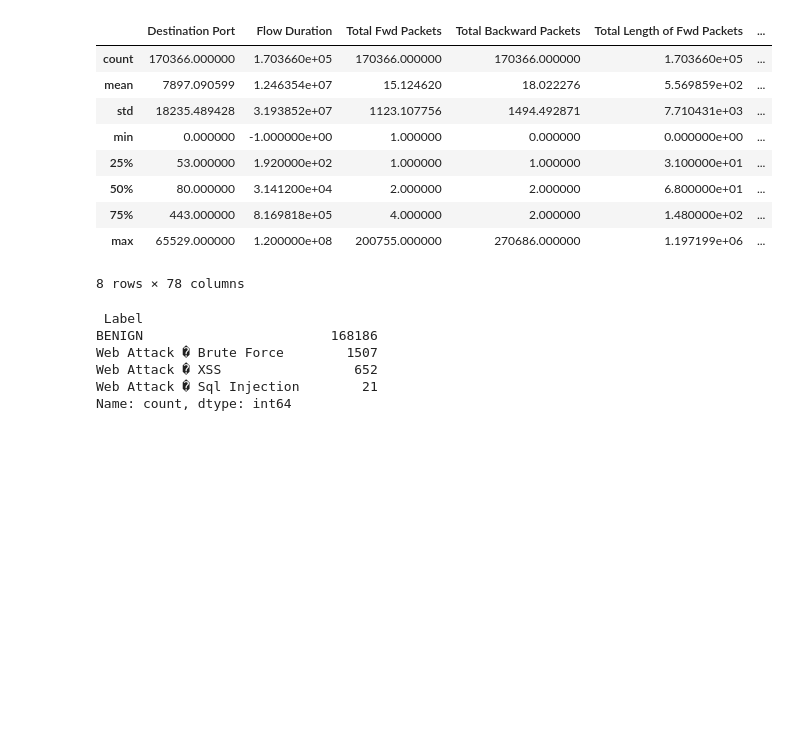
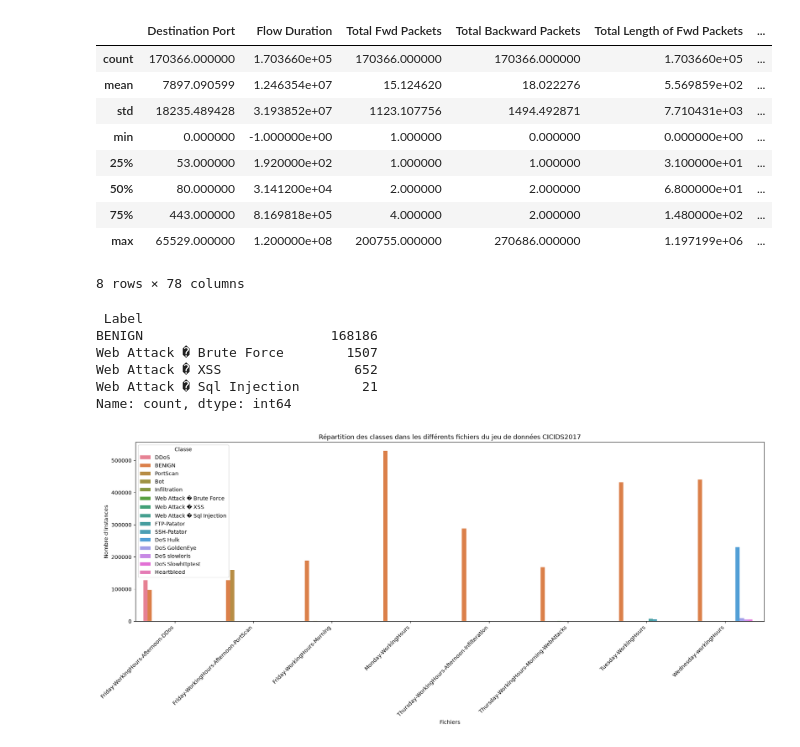
Before and after one commit to medo495/Intrusion-Detection-ML, a Jupyter notebook: notebooks/01_EDA.ipynb, the cells around one changed output. Saved outputs shown, nothing was run; the diff lists cells and outputs as text; code cells hidden in the pictures; blank space fills up the shorter version.

```diff
--- a/notebooks/01_EDA.ipynb
+++ b/notebooks/01_EDA.ipynb
@@ -235,3 +235,49 @@ Web Attack � Brute Force        1507
 Web Attack � XSS                 652
 Web Attack � Sql Injection        21
 Name: count, dtype: int64
+# %%
+import os
+import pandas as pd
+import seaborn as sns
+import matplotlib.pyplot as plt
+
+data_folder = "../data/raw/MachineLearningCVE/"
+
+rows = []
+
+for file in sorted(os.listdir(data_folder)):
+    if file.endswith(".csv"):
+
+        df = pd.read_csv(os.path.join(data_folder, file))
+
+        label_col = " Label" if " Label" in df.columns else "Label"
+
+        counts = df[label_col].value_counts()
+
+        for label, count in counts.items():
+            rows.append([
+                file.replace(".pcap_ISCX.csv",""),
+                label,
+                count
+            ])
+
+plot_df = pd.DataFrame(rows, columns=["Dataset","Classe","Nombre"])
+
+plt.figure(figsize=(18,8))
+
+sns.barplot(
+    data=plot_df,
+    x="Dataset",
+    y="Nombre",
+    hue="Classe"
+)
+
+plt.xticks(rotation=45, ha="right")
+plt.xlabel("Fichiers")
+plt.ylabel("Nombre d'instances")
+plt.title("Répartition des classes dans les différents fichiers du jeu de données CICIDS2017")
+
+plt.tight_layout()
+plt.show()
+# %% [output]
+[figure, added]
```
Also changed, not shown: 8 other files.
